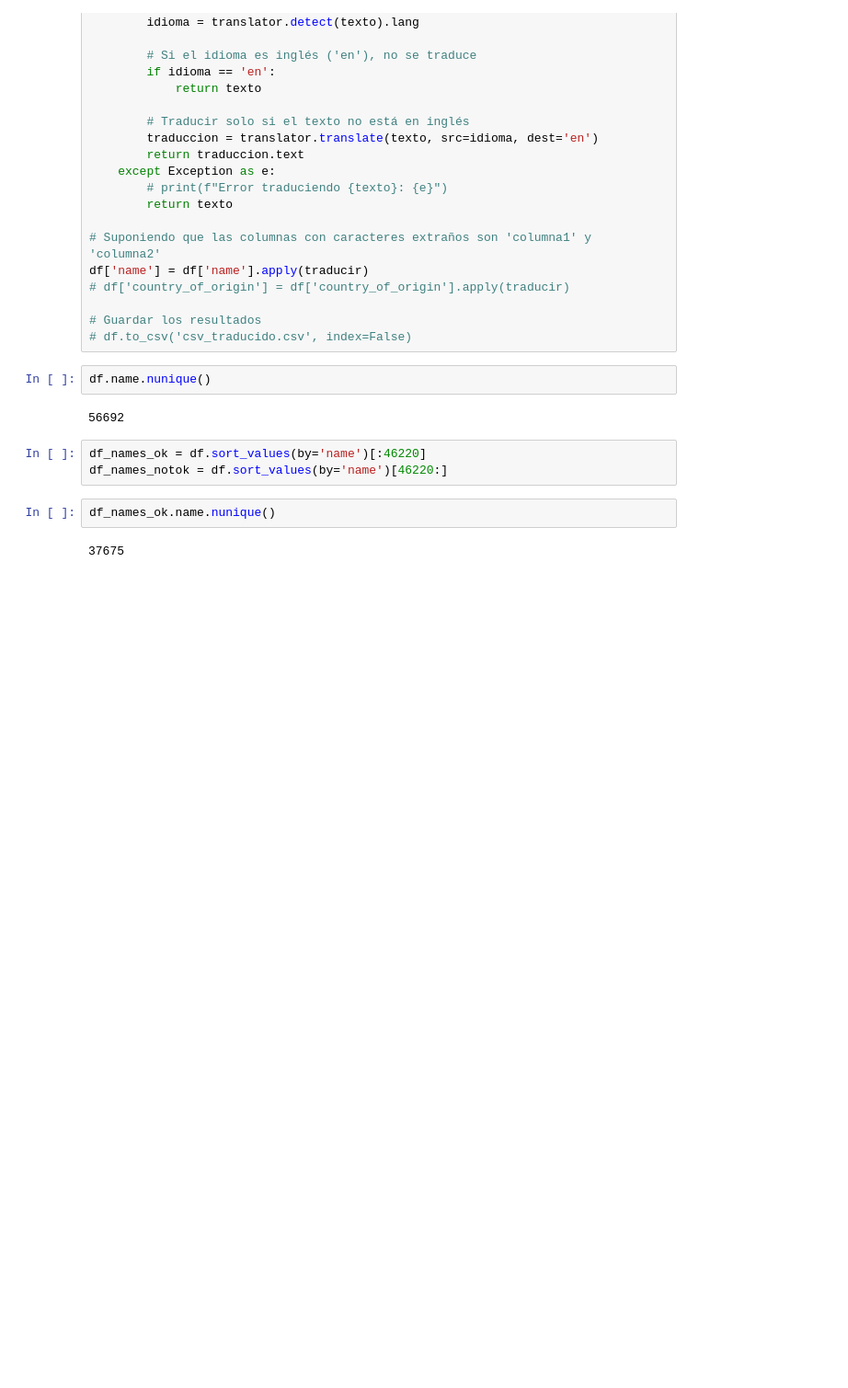
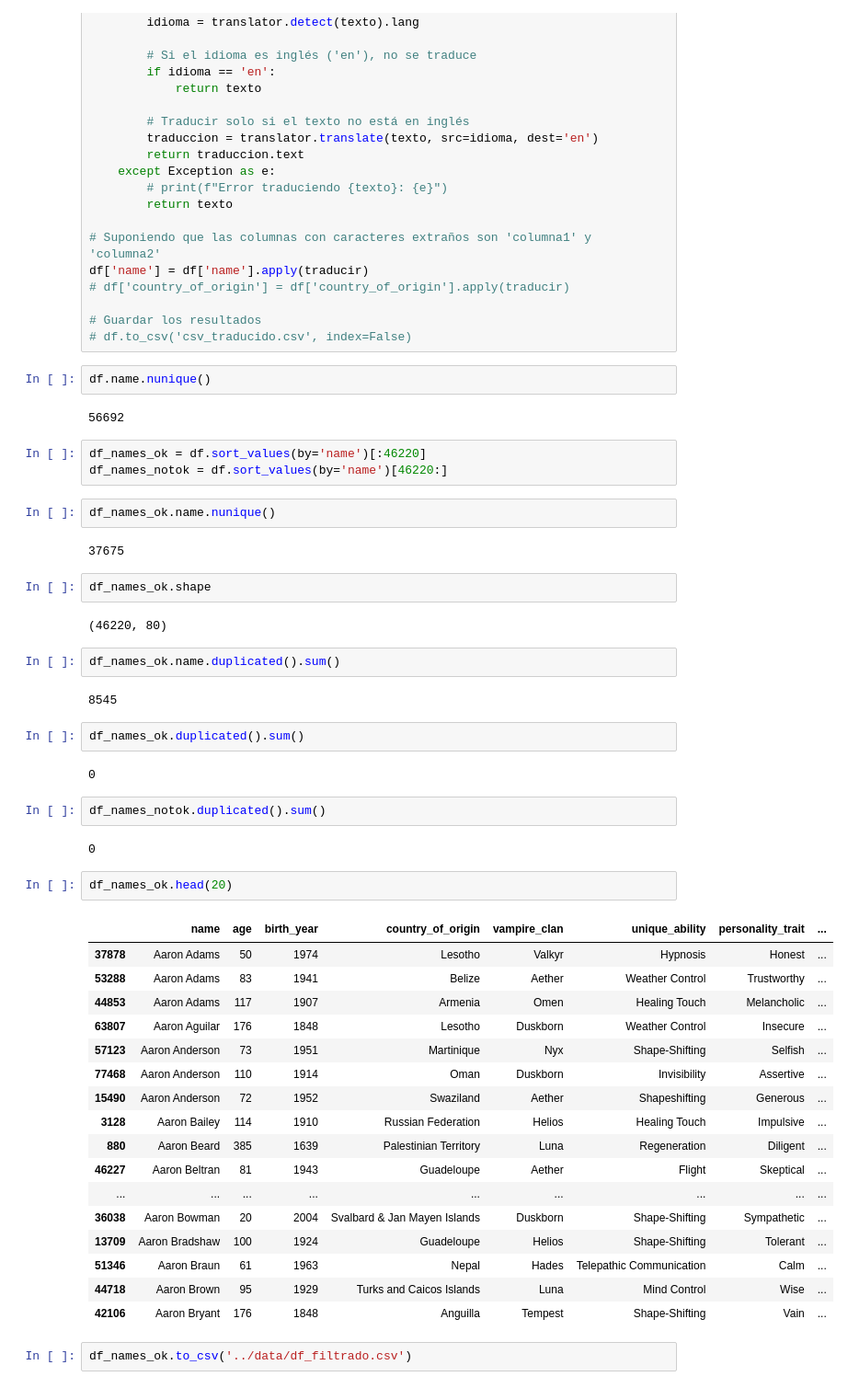
Before and after one commit to MaPitelli/Vampire-Chronicles, a Jupyter notebook: jupyter/2_cleaning_vampire.ipynb, the cells around one changed output. Shown at 92% size. Cells and saved outputs as stored; diff of their text form; blank space fills up the shorter version.

```diff
--- a/jupyter/2_cleaning_vampire.ipynb
+++ b/jupyter/2_cleaning_vampire.ipynb
@@ -153,3 +153,41 @@ df_names_notok = df.sort_values(by='name')[46220:]
 df_names_ok.name.nunique()
 # %% [output]
 37675
+# %%
+df_names_ok.shape
+# %% [output]
+(46220, 80)
+# %%
+df_names_ok.name.duplicated().sum()
+# %% [output]
+8545
+# %%
+df_names_ok.duplicated().sum()
+# %% [output]
+0
+# %%
+df_names_notok.duplicated().sum()
+# %% [output]
+0
+# %%
+df_names_ok.head(20)
+# %% [output]
+|  | name | age | birth_year | country_of_origin | vampire_clan | unique_ability | personality_trait | ... |
+| 37878 | Aaron Adams | 50 | 1974 | Lesotho | Valkyr | Hypnosis | Honest | ... |
+| 53288 | Aaron Adams | 83 | 1941 | Belize | Aether | Weather Control | Trustworthy | ... |
+| 44853 | Aaron Adams | 117 | 1907 | Armenia | Omen | Healing Touch | Melancholic | ... |
+| 63807 | Aaron Aguilar | 176 | 1848 | Lesotho | Duskborn | Weather Control | Insecure | ... |
+| 57123 | Aaron Anderson | 73 | 1951 | Martinique | Nyx | Shape-Shifting | Selfish | ... |
+| 77468 | Aaron Anderson | 110 | 1914 | Oman | Duskborn | Invisibility | Assertive | ... |
+| 15490 | Aaron Anderson | 72 | 1952 | Swaziland | Aether | Shapeshifting | Generous | ... |
+| 3128 | Aaron Bailey | 114 | 1910 | Russian Federation | Helios | Healing Touch | Impulsive | ... |
+| 880 | Aaron Beard | 385 | 1639 | Palestinian Territory | Luna | Regeneration | Diligent | ... |
+| 46227 | Aaron Beltran | 81 | 1943 | Guadeloupe | Aether | Flight | Skeptical | ... |
+| ... | ... | ... | ... | ... | ... | ... | ... | ... |
+| 36038 | Aaron Bowman | 20 | 2004 | Svalbard & Jan Mayen Islands | Duskborn | Shape-Shifting | Sympathetic | ... |
+| 13709 | Aaron Bradshaw | 100 | 1924 | Guadeloupe | Helios | Shape-Shifting | Tolerant | ... |
+| 51346 | Aaron Braun | 61 | 1963 | Nepal | Hades | Telepathic Communication | Calm | ... |
+| 44718 | Aaron Brown | 95 | 1929 | Turks and Caicos Islands | Luna | Mind Control | Wise | ... |
+| 42106 | Aaron Bryant | 176 | 1848 | Anguilla | Tempest | Shape-Shifting | Vain | ... |
+# %%
+df_names_ok.to_csv('../data/df_filtrado.csv')
```
